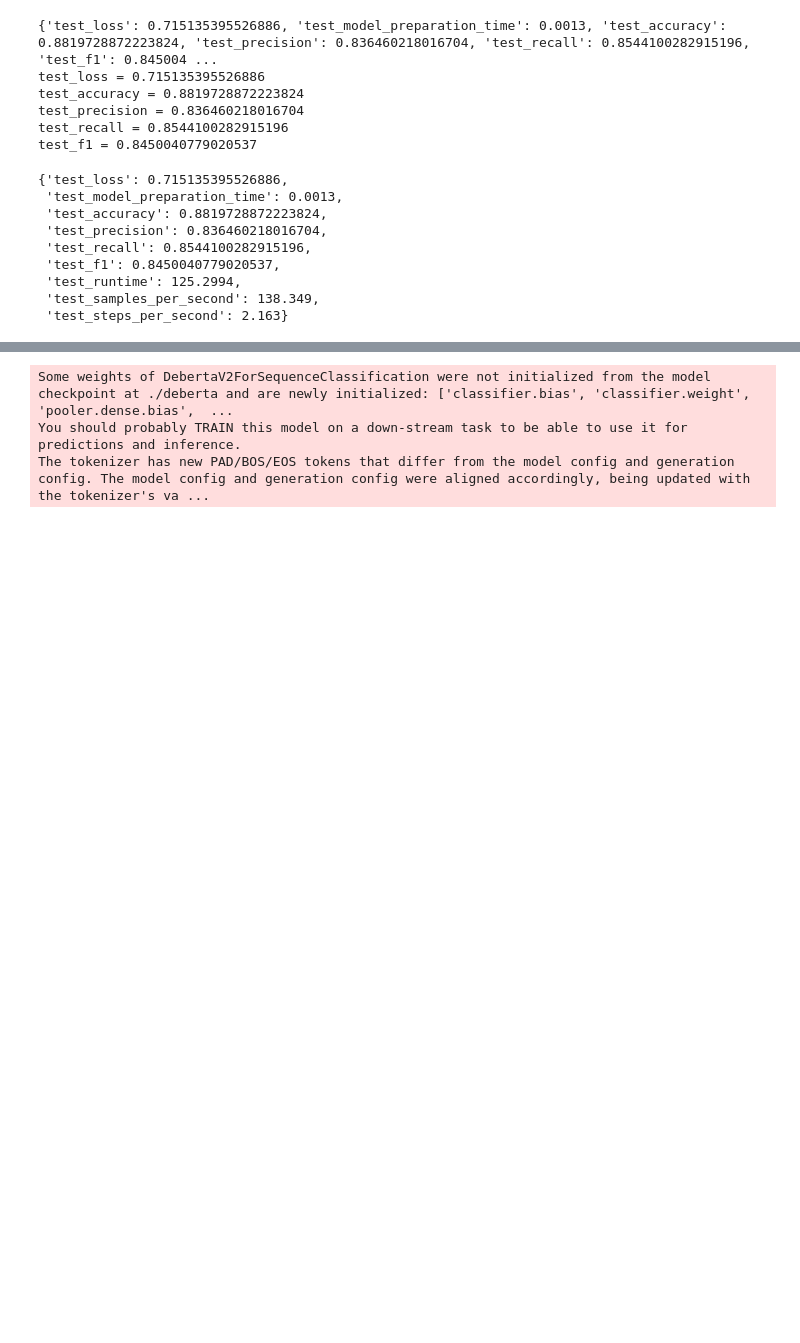
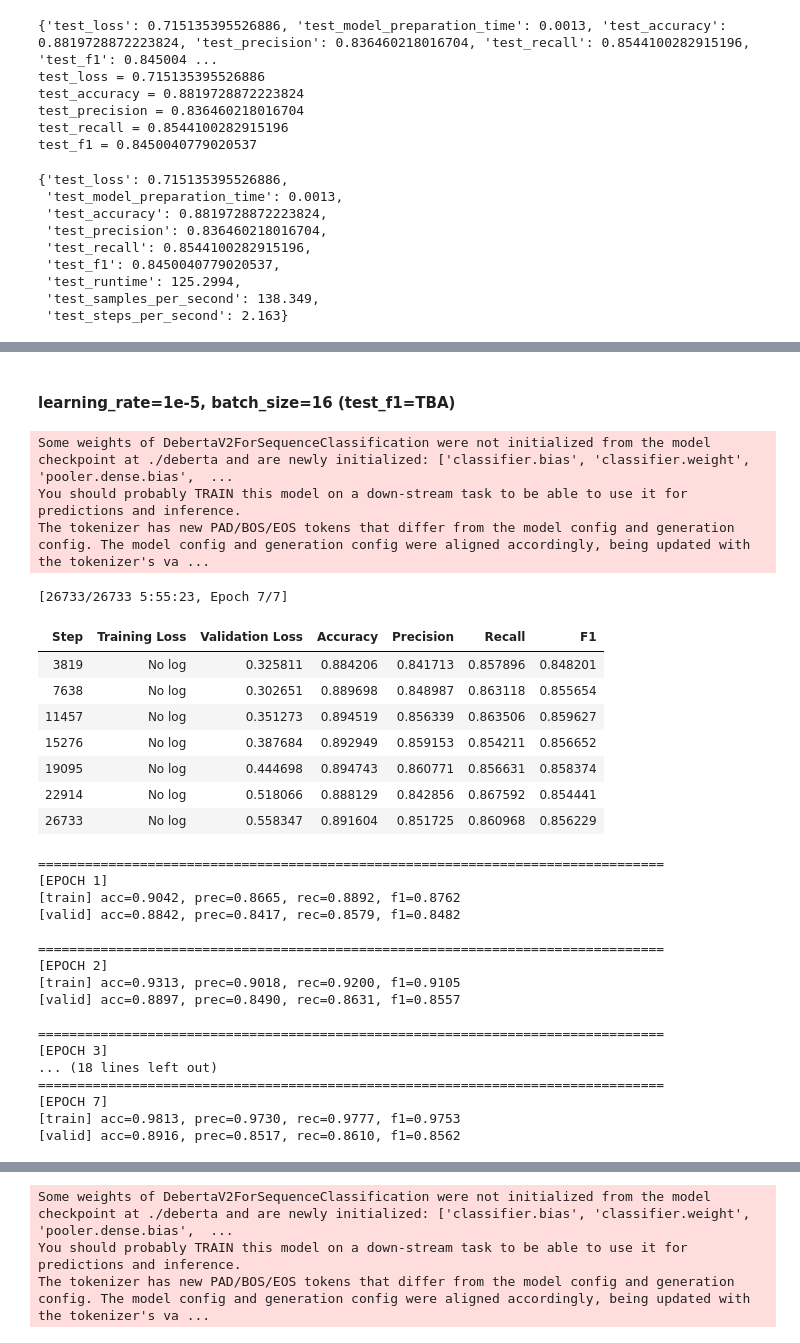
Before and after one commit to bugoverdose/dl-twitter-crisis, a Jupyter notebook: crisis_bench_jinwoo.ipynb, the cells around one changed output, grey strips where cells are left out. Saved outputs shown, nothing was run; the diff lists cells and outputs as text; code cells hidden in the pictures; blank space fills up the shorter version.

```diff
--- a/crisis_bench_jinwoo.ipynb
+++ b/crisis_bench_jinwoo.ipynb
@@ -2186,0 +2325,34 @@ The tokenizer has new PAD/BOS/EOS tokens that differ from the model config and g
+# %% [markdown]
+#### learning_rate=1e-5, batch_size=16 (test_f1=TBA)
+# %%
+trainer = train(epoch=7, learning_rate=1e-5, batch_size=16, output_dir="./deberta-v3-crisis/batchsize16_lr1e5")
+# %% [output]
+Some weights of DebertaV2ForSequenceClassification were not initialized from the model checkpoint at ./deberta and are newly initialized: ['classifier.bias', 'classifier.weight', 'pooler.dense.bias',  ...
+You should probably TRAIN this model on a down-stream task to be able to use it for predictions and inference.
+The tokenizer has new PAD/BOS/EOS tokens that differ from the model config and generation config. The model config and generation config were aligned accordingly, being updated with the tokenizer's va ...
+[26733/26733 5:55:23, Epoch 7/7]
+| Step | Training Loss | Validation Loss | Accuracy | Precision | Recall | F1 |
+| 3819 | No log | 0.325811 | 0.884206 | 0.841713 | 0.857896 | 0.848201 |
+| 7638 | No log | 0.302651 | 0.889698 | 0.848987 | 0.863118 | 0.855654 |
+| 11457 | No log | 0.351273 | 0.894519 | 0.856339 | 0.863506 | 0.859627 |
+| 15276 | No log | 0.387684 | 0.892949 | 0.859153 | 0.854211 | 0.856652 |
+| 19095 | No log | 0.444698 | 0.894743 | 0.860771 | 0.856631 | 0.858374 |
+| 22914 | No log | 0.518066 | 0.888129 | 0.842856 | 0.867592 | 0.854441 |
+| 26733 | No log | 0.558347 | 0.891604 | 0.851725 | 0.860968 | 0.856229 |
+================================================================================
+[EPOCH 1]
+[train] acc=0.9042, prec=0.8665, rec=0.8892, f1=0.8762
+[valid] acc=0.8842, prec=0.8417, rec=0.8579, f1=0.8482
+
+================================================================================
+[EPOCH 2]
+[train] acc=0.9313, prec=0.9018, rec=0.9200, f1=0.9105
+[valid] acc=0.8897, prec=0.8490, rec=0.8631, f1=0.8557
+
+================================================================================
+[EPOCH 3]
+... (18 lines left out)
+================================================================================
+[EPOCH 7]
+[train] acc=0.9813, prec=0.9730, rec=0.9777, f1=0.9753
+[valid] acc=0.8916, prec=0.8517, rec=0.8610, f1=0.8562
```
Also changed, not shown: parts of 21 cells of this notebook.
